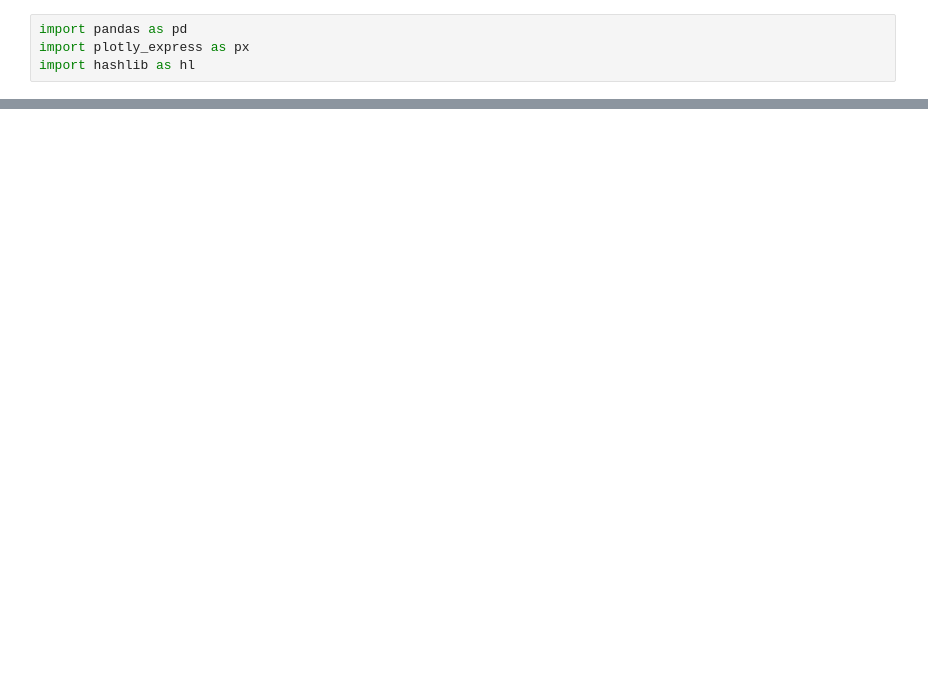
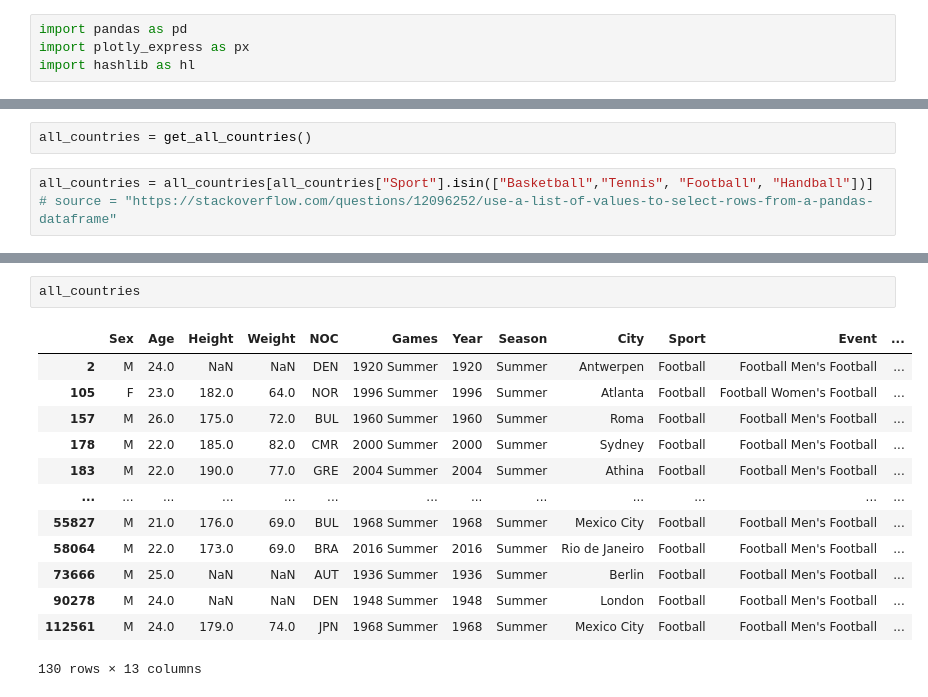
Before and after one commit to marcusbdtf/os-projekt-databehandling, a Jupyter notebook: Dashboard/test.ipynb, the cells around one changed output, grey strips where cells are left out. Saved outputs shown, nothing was run; the diff lists cells and outputs as text; blank space fills up the shorter version.

```diff
--- a/Dashboard/test.ipynb
+++ b/Dashboard/test.ipynb
@@ -76,0 +38,5 @@ px.scatter()
+# %%
+all_countries = get_all_countries()
+# %%
+all_countries = all_countries[all_countries["Sport"].isin(["Basketball","Tennis", "Football", "Handball"])]
+# source = "https://stackoverflow.com/questions/12096252/use-a-list-of-values-to-select-rows-from-a-pandas-dataframe"
@@ -76,0 +76,16 @@ px.scatter()
+# %%
+all_countries
+# %% [output]
+|  | Sex | Age | Height | Weight | NOC | Games | Year | Season | City | Sport | Event | ... |
+| 2 | M | 24.0 | NaN | NaN | DEN | 1920 Summer | 1920 | Summer | Antwerpen | Football | Football Men's Football | ... |
+| 105 | F | 23.0 | 182.0 | 64.0 | NOR | 1996 Summer | 1996 | Summer | Atlanta | Football | Football Women's Football | ... |
+| 157 | M | 26.0 | 175.0 | 72.0 | BUL | 1960 Summer | 1960 | Summer | Roma | Football | Football Men's Football | ... |
+| 178 | M | 22.0 | 185.0 | 82.0 | CMR | 2000 Summer | 2000 | Summer | Sydney | Football | Football Men's Football | ... |
+| 183 | M | 22.0 | 190.0 | 77.0 | GRE | 2004 Summer | 2004 | Summer | Athina | Football | Football Men's Football | ... |
+| ... | ... | ... | ... | ... | ... | ... | ... | ... | ... | ... | ... | ... |
+| 55827 | M | 21.0 | 176.0 | 69.0 | BUL | 1968 Summer | 1968 | Summer | Mexico City | Football | Football Men's Football | ... |
+| 58064 | M | 22.0 | 173.0 | 69.0 | BRA | 2016 Summer | 2016 | Summer | Rio de Janeiro | Football | Football Men's Football | ... |
+| 73666 | M | 25.0 | NaN | NaN | AUT | 1936 Summer | 1936 | Summer | Berlin | Football | Football Men's Football | ... |
+| 90278 | M | 24.0 | NaN | NaN | DEN | 1948 Summer | 1948 | Summer | London | Football | Football Men's Football | ... |
+| 112561 | M | 24.0 | 179.0 | 74.0 | JPN | 1968 Summer | 1968 | Summer | Mexico City | Football | Football Men's Football | ... |
+130 rows × 13 columns
```
Also changed, not shown: parts of 10 cells of this notebook, 2 other files.
